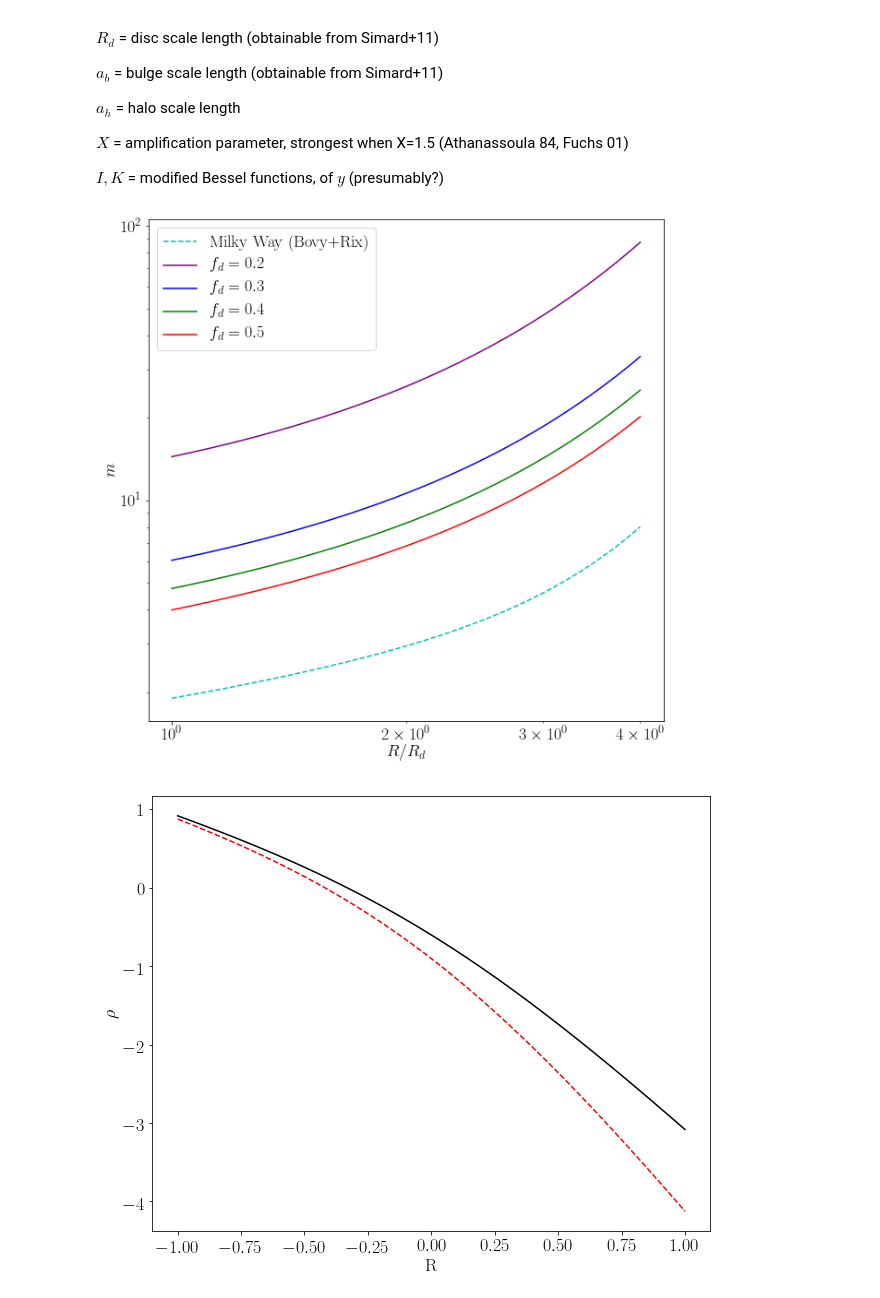
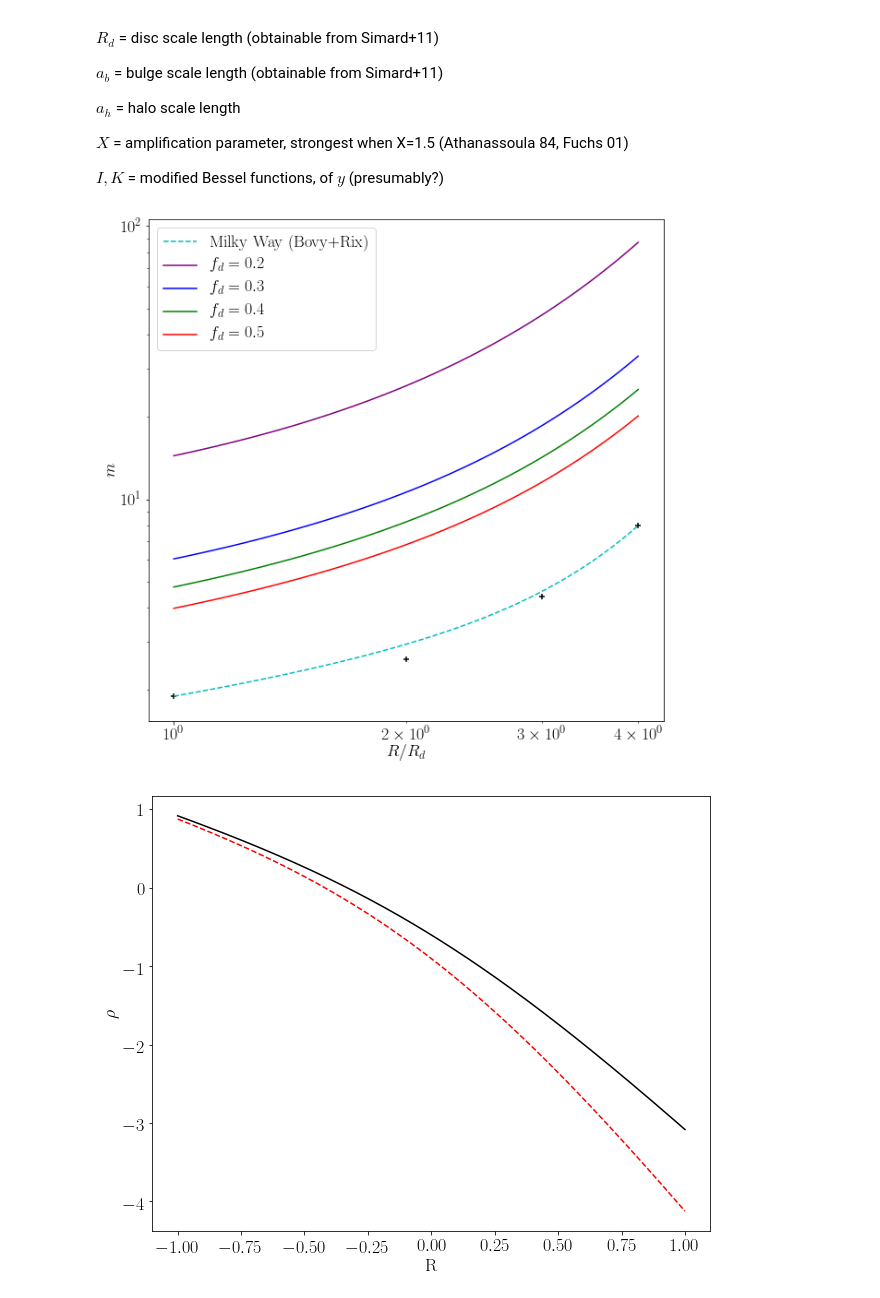
Before and after one commit to RossHart/Donghia_paper, a Jupyter notebook: Donghia_equation.ipynb, the cells around one changed output. Saved outputs shown, nothing was run; the diff lists cells and outputs as text; code cells hidden in the pictures.

```diff
--- a/Donghia_equation.ipynb
+++ b/Donghia_equation.ipynb
@@ -79,36 +79,36 @@ R = np.linspace(1,4,100) * R_d
 
 fig = plt.figure(figsize=(10,10))
 ax = plt.subplot(111)
 
 m = m_equation(R,R_d,a_b,a_h,M_d,M_b,M_h)
 
 _ = ax.plot(R/R_d,m,color='c',linestyle='dashed',
             label='Milky Way (Bovy+Rix)')
 
 # --- Model galaxies ---
 colors = ('purple','b','g','r')
 L = np.linspace(3.3,2.75,4) * u.kpc
 
 for f_d, r, color in zip(np.linspace(0.2,0.5,4),L,colors):
     r_22 = 2.2 * R_d
     M_h_22 = M_halo * r_22**2/(r_22 + a_h)**2
     M_disc = f_d * M_h_22
     M_halo = (1-f_d) * M_h
     m = m_equation(R,l,0*u.kpc,a_h,M_disc,0*u.Msun,M_halo)
     _ = ax.plot(R/R_d,m,color=color,
                 label='$f_d={}$'.format(f_d))
 
 
 _ = ax.set_xlabel('$R/R_d$')
 _ = ax.set_ylabel('$m$')
 _ = ax.set_xscale('log')
 _ = ax.set_yscale('log')
 _ = ax.legend()
 
-#_ = plt.scatter([1,2,3,4],[1.9,2.6,4.4,8],
-                #color='k',marker='+')
+_ = plt.scatter([1,2,3,4],[1.9,2.6,4.4,8],
+                color='k',marker='+')
 # %% [output]
-[figure, old version]
+[figure, new version]
 # %%
 # NFW vs. Hernquist
 
```
Also changed, not shown: parts of 1 cell of this notebook, 5 other files.
